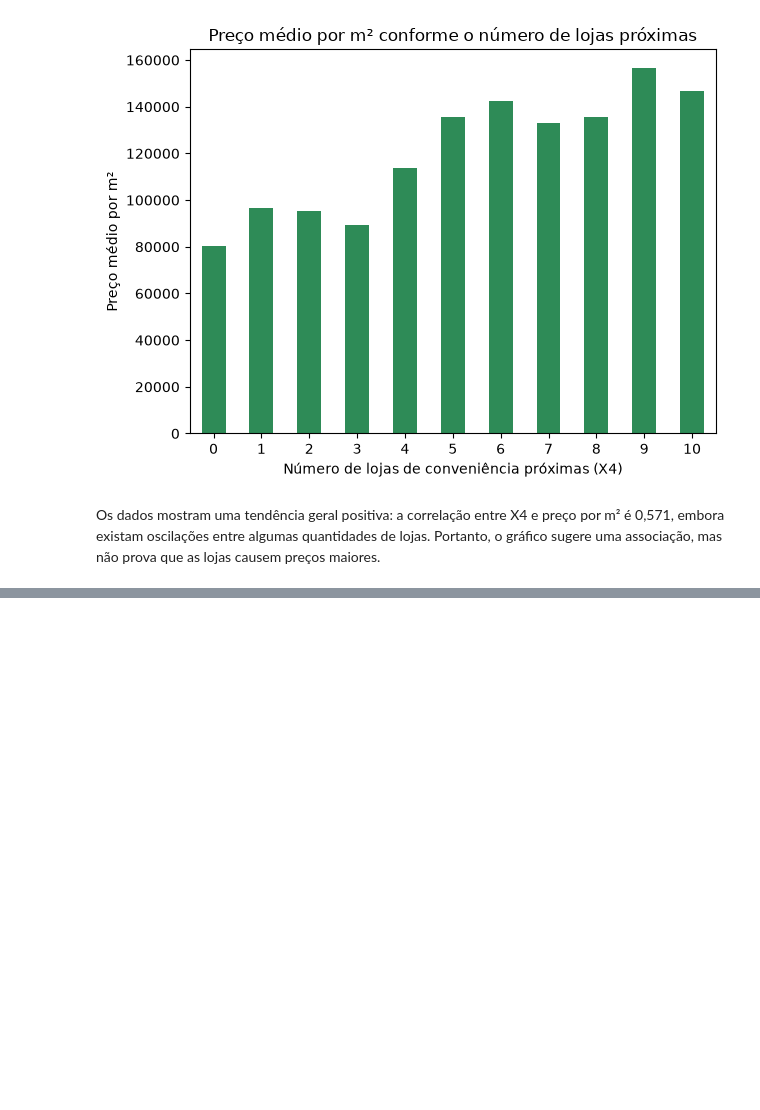
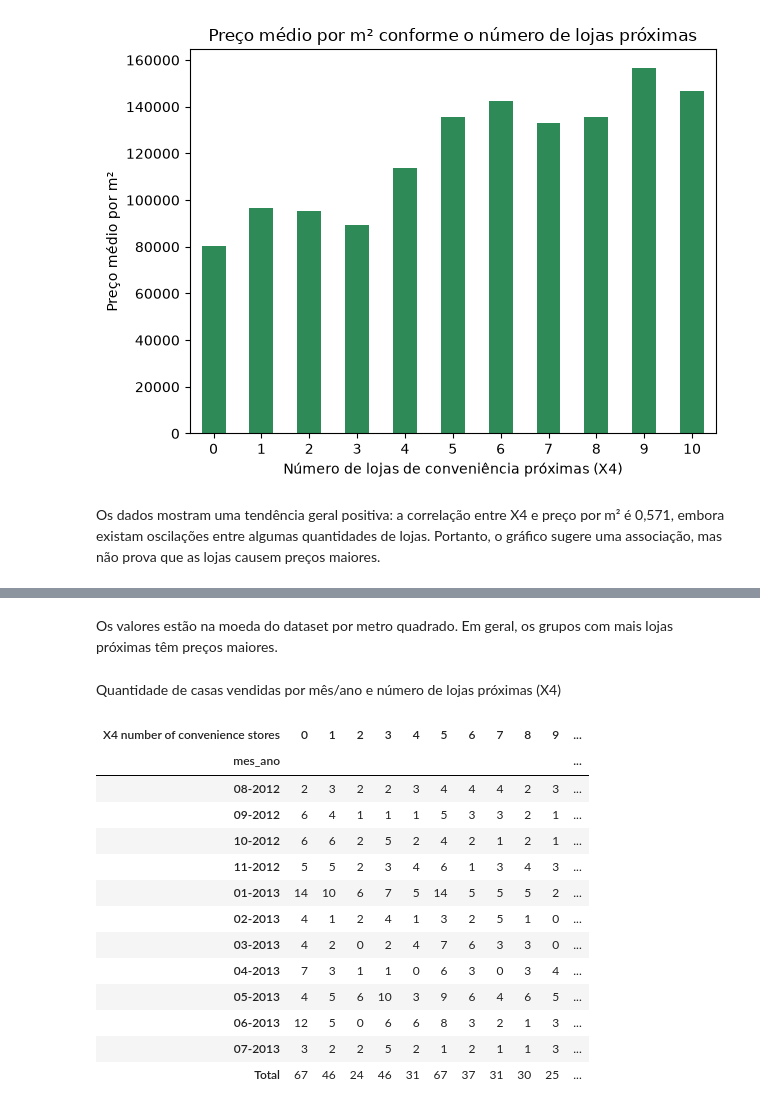
Before and after one commit to fabiojangelni/Projeto_turma_1715, a Jupyter notebook: projeto.ipynb, the cells around one changed output, grey strips where cells are left out. Cells and saved outputs as stored; diff of their text form; code cells hidden in the pictures; blank space fills up the shorter version.

```diff
--- a/projeto.ipynb
+++ b/projeto.ipynb
@@ -226,0 +248,27 @@ Os dados mostram uma tendência geral positiva: a correlação entre X4 e preço
+# %% [markdown]
+Os valores estão na moeda do dataset por metro quadrado. Em geral, os grupos com mais lojas próximas têm preços maiores.
+# %% [markdown]
+Quantidade de casas vendidas por mês/ano e número de lojas próximas (X4)
+# %%
+tabela_vendas_mes_lojas = pd.crosstab(Real_State["mes_ano"], Real_State["X4 number of convenience stores"])
+tabela_vendas_mes_lojas.index = pd.to_datetime(tabela_vendas_mes_lojas.index,format="%m-%Y")
+tabela_vendas_mes_lojas = tabela_vendas_mes_lojas.sort_index()
+tabela_vendas_mes_lojas.index = tabela_vendas_mes_lojas.index.strftime("%m-%Y")
+tabela_vendas_mes_lojas.loc["Total"] = tabela_vendas_mes_lojas.sum()
+tabela_vendas_mes_lojas["Total"] = tabela_vendas_mes_lojas.sum(axis=1)
+tabela_vendas_mes_lojas
+# %% [output]
+| X4 number of convenience stores | 0 | 1 | 2 | 3 | 4 | 5 | 6 | 7 | 8 | 9 | ... |
+| mes_ano |  |  |  |  |  |  |  |  |  |  | ... |
+| 08-2012 | 2 | 3 | 2 | 2 | 3 | 4 | 4 | 4 | 2 | 3 | ... |
+| 09-2012 | 6 | 4 | 1 | 1 | 1 | 5 | 3 | 3 | 2 | 1 | ... |
+| 10-2012 | 6 | 6 | 2 | 5 | 2 | 4 | 2 | 1 | 2 | 1 | ... |
+| 11-2012 | 5 | 5 | 2 | 3 | 4 | 6 | 1 | 3 | 4 | 3 | ... |
+| 01-2013 | 14 | 10 | 6 | 7 | 5 | 14 | 5 | 5 | 5 | 2 | ... |
+| 02-2013 | 4 | 1 | 2 | 4 | 1 | 3 | 2 | 5 | 1 | 0 | ... |
+| 03-2013 | 4 | 2 | 0 | 2 | 4 | 7 | 6 | 3 | 3 | 0 | ... |
+| 04-2013 | 7 | 3 | 1 | 1 | 0 | 6 | 3 | 0 | 3 | 4 | ... |
+| 05-2013 | 4 | 5 | 6 | 10 | 3 | 9 | 6 | 4 | 6 | 5 | ... |
+| 06-2013 | 12 | 5 | 0 | 6 | 6 | 8 | 3 | 2 | 1 | 3 | ... |
+| 07-2013 | 3 | 2 | 2 | 5 | 2 | 1 | 2 | 1 | 1 | 3 | ... |
+| Total | 67 | 46 | 24 | 46 | 31 | 67 | 37 | 31 | 30 | 25 | ... |
```
Also changed, not shown: parts of 18 cells of this notebook.
